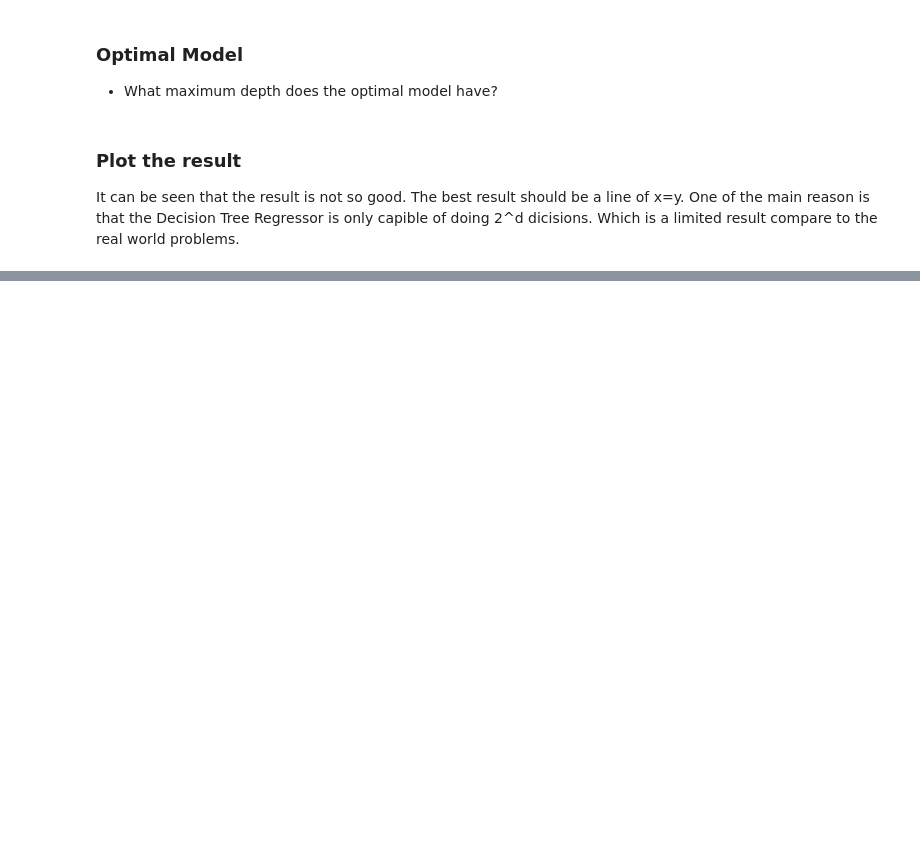
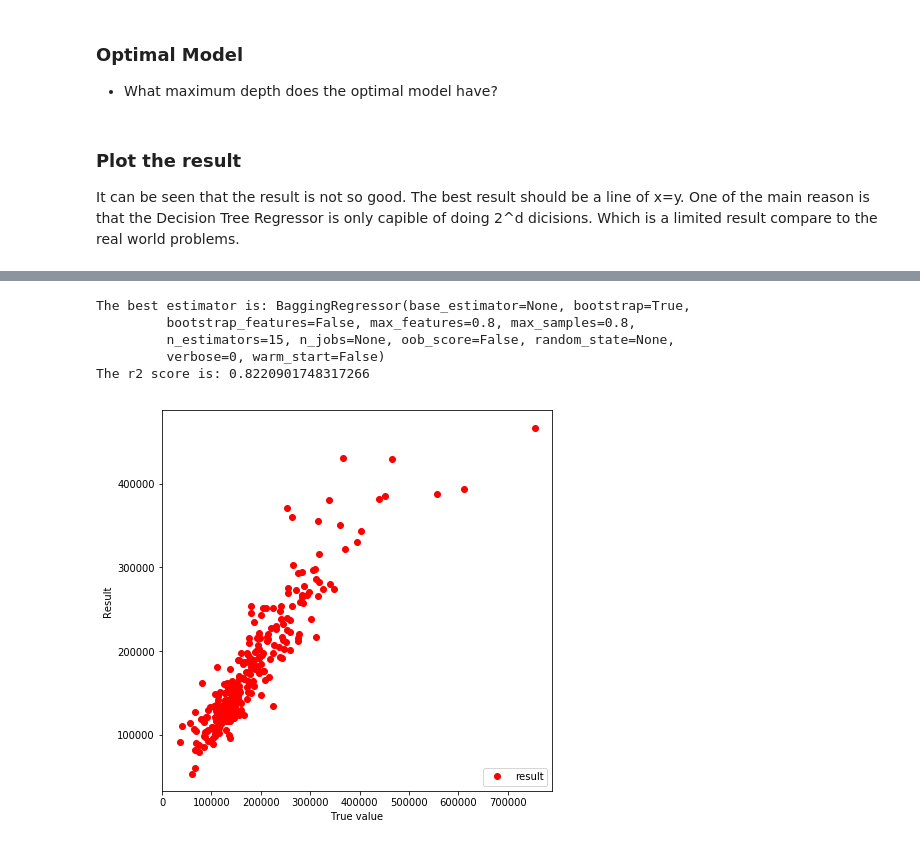
Before and after one commit to songbaai/House-price-prediction, a Jupyter notebook: boston_housing/boston_housing.ipynb, the cells around one changed output, grey strips where cells are left out. Saved outputs shown, nothing was run; the diff lists cells and outputs as text; code cells hidden in the pictures; blank space fills up the shorter version.

```diff
--- a/boston_housing/boston_housing.ipynb
+++ b/boston_housing/boston_housing.ipynb
@@ -361,0 +350,18 @@ reg = fit_model(X_train,y_train,regressor,params)
+# %%
+from sklearn.ensemble import BaggingRegressor
+
+# Create a random forest regressor object
+regressor = BaggingRegressor()
+
+# Create a dictionary for the parameter 'max_depth' with a range from 1 to 10
+params = {'n_estimators':[5,10,15,20],'max_samples':[0.8,1,3],'max_features':[0.8,1,3]}
+# params={}
+
+reg = fit_model(X_train,y_train,regressor,params)
+# %% [output]
+The best estimator is: BaggingRegressor(base_estimator=None, bootstrap=True,
+         bootstrap_features=False, max_features=0.8, max_samples=0.8,
+         n_estimators=15, n_jobs=None, oob_score=False, random_state=None,
+         verbose=0, warm_start=False)
+The r2 score is: 0.8220901748317266
+[figure, added]
```
Also changed, not shown: parts of 4 cells of this notebook.
